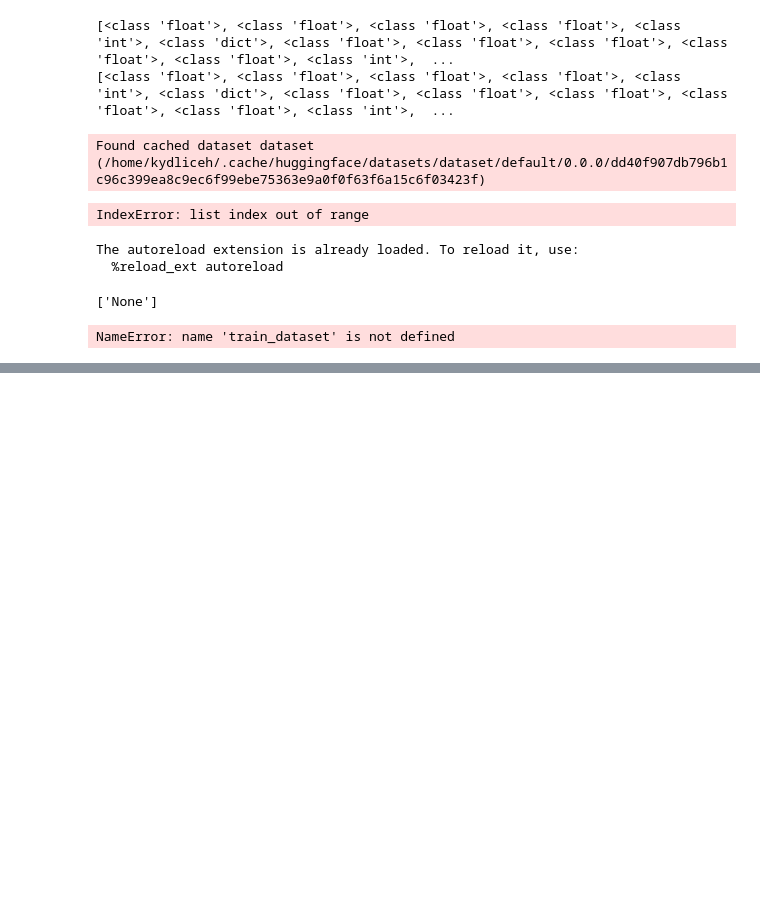
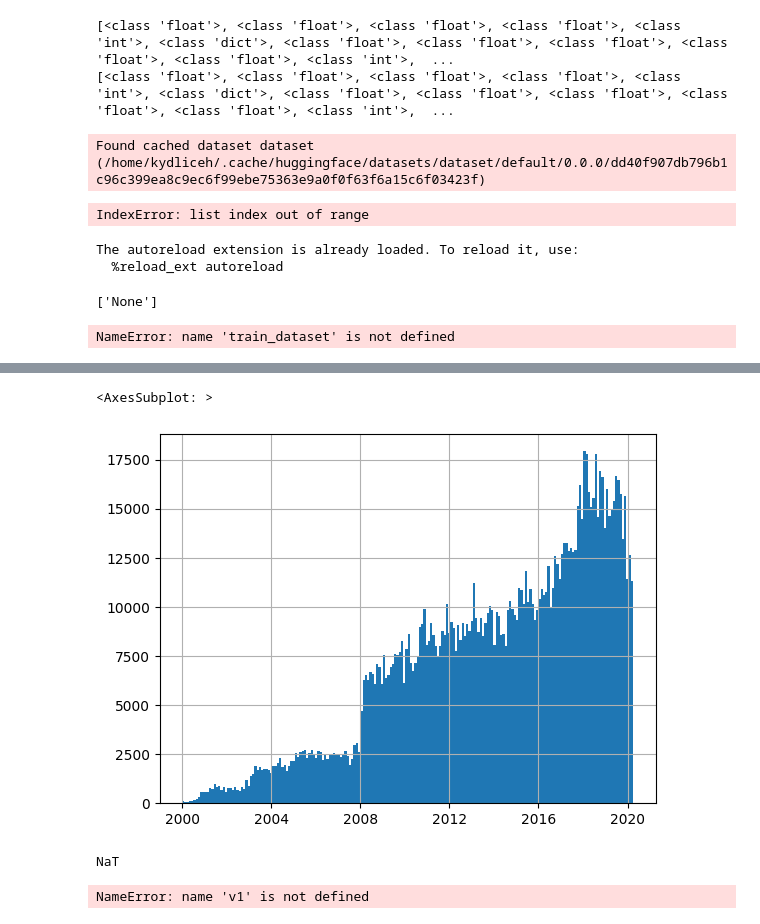
Before and after one commit to hynky1999/Bakalarka-code, a Jupyter notebook: Modelling/baseline_models.ipynb, the cells around one changed output, grey strips where cells are left out. Cells and saved outputs as stored; diff of their text form; code cells hidden in the pictures; blank space fills up the shorter version.

```diff
--- a/Modelling/baseline_models.ipynb
+++ b/Modelling/baseline_models.ipynb
@@ -647,0 +147,5 @@ weighted avg       0.17      0.18      0.17    222876
+# %%
+from datasets import load_dataset
+v1_train = load_dataset("hynky/czech_news_dataset", split="train")
+v1_test = load_dataset("hynky/czech_news_dataset", split="test")
+v1_dev = load_dataset("hynky/czech_news_dataset", split="validation")
@@ -647,0 +158,21 @@ weighted avg       0.17      0.18      0.17    222876
+# %%
+# plot dates historgram of train
+import matplotlib.pyplot as plt
+import seaborn as sns
+import pandas as pd
+
+df = v1_train.to_pandas()
+df.date = pd.to_datetime(df.date)
+df.date.hist(bins=200)
+# %% [output]
+<AxesSubplot: >
+[figure, added]
+# %%
+df[df.server == 7].date.min()
+# %% [output]
+NaT
+# %%
+# Get first dates
+train_v1.features
+# %% [output]
+NameError: name 'v1' is not defined
```
Also changed, not shown: parts of 38 cells of this notebook, 27 other files.
